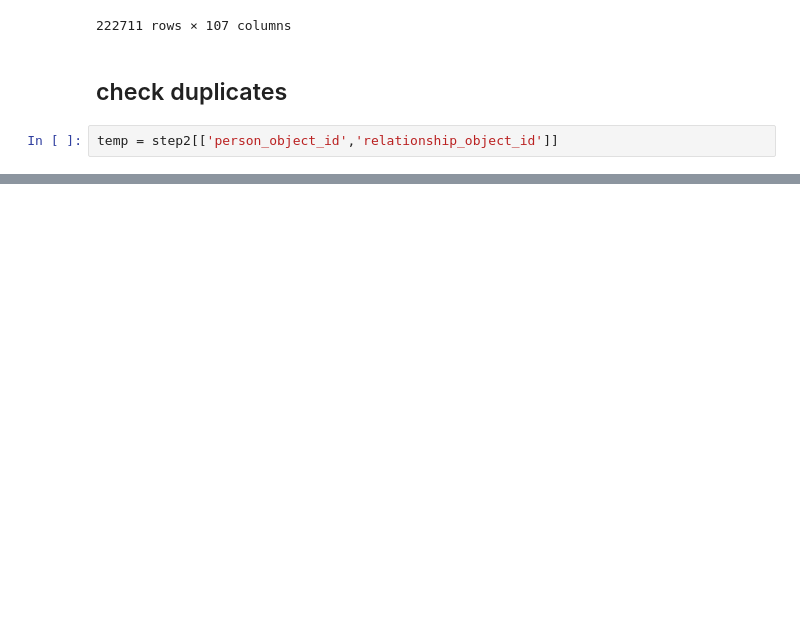
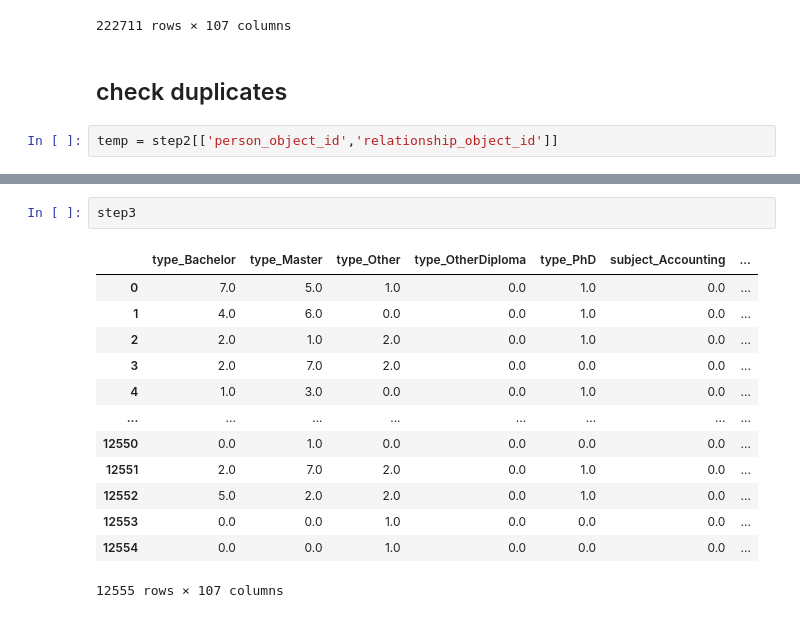
Before and after one commit to Mingxi-Huang/ORIE4740-FinalProject, a Jupyter notebook: create_training_set.ipynb, the cells around one changed output, grey strips where cells are left out. Drawn from its saved outputs; the diff is of its cells as text; blank space fills up the shorter version.

```diff
--- a/create_training_set.ipynb
+++ b/create_training_set.ipynb
@@ -176,0 +204,16 @@ np.sum(temp.duplicated())
+# %%
+step3
+# %% [output]
+|  | type_Bachelor | type_Master | type_Other | type_OtherDiploma | type_PhD | subject_Accounting | ... |
+| 0 | 7.0 | 5.0 | 1.0 | 0.0 | 1.0 | 0.0 | ... |
+| 1 | 4.0 | 6.0 | 0.0 | 0.0 | 1.0 | 0.0 | ... |
+| 2 | 2.0 | 1.0 | 2.0 | 0.0 | 1.0 | 0.0 | ... |
+| 3 | 2.0 | 7.0 | 2.0 | 0.0 | 0.0 | 0.0 | ... |
+| 4 | 1.0 | 3.0 | 0.0 | 0.0 | 1.0 | 0.0 | ... |
+| ... | ... | ... | ... | ... | ... | ... | ... |
+| 12550 | 0.0 | 1.0 | 0.0 | 0.0 | 0.0 | 0.0 | ... |
+| 12551 | 2.0 | 7.0 | 2.0 | 0.0 | 1.0 | 0.0 | ... |
+| 12552 | 5.0 | 2.0 | 2.0 | 0.0 | 1.0 | 0.0 | ... |
+| 12553 | 0.0 | 0.0 | 1.0 | 0.0 | 0.0 | 0.0 | ... |
+| 12554 | 0.0 | 0.0 | 1.0 | 0.0 | 0.0 | 0.0 | ... |
+12555 rows × 107 columns
```
Also changed, not shown: parts of 8 cells of this notebook, 1 other file.
